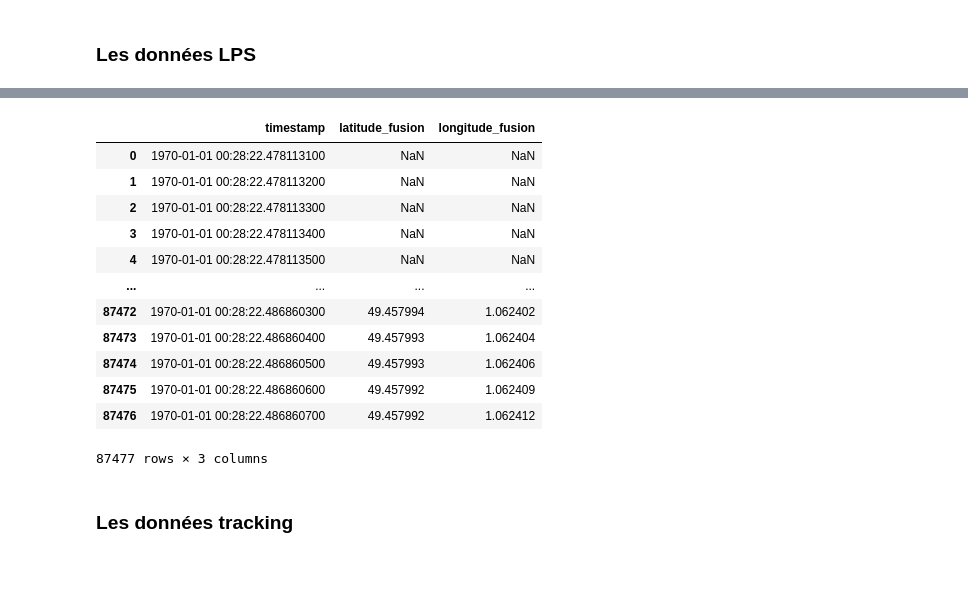
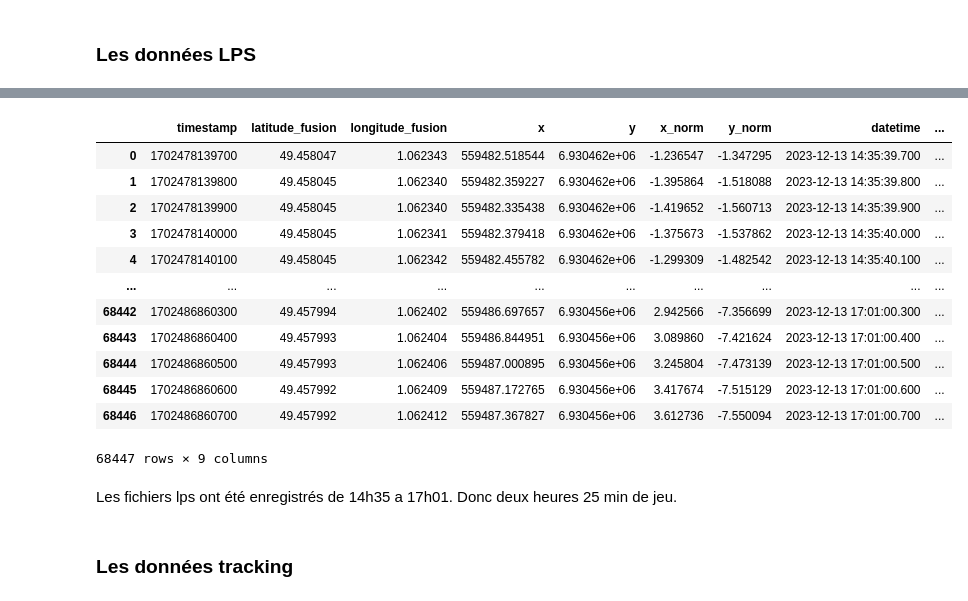
Before and after one commit to Uthmankontao/Stage_DynaTeam, a Jupyter notebook: notebooks/05_basket_viz.ipynb, the cells around one changed output, grey strips where cells are left out. Saved outputs shown, nothing was run; the diff lists cells and outputs as text; code cells hidden in the pictures; blank space fills up the shorter version.

```diff
--- a/notebooks/05_basket_viz.ipynb
+++ b/notebooks/05_basket_viz.ipynb
@@ -25,3 +61,14 @@ lps_3
 # %%
-columns_to_drop = ["lat_brute", "long_brute", "hdop", "vitesse_fusion", "battery"]
-lps_3 = lps_3.drop(columns=columns_to_drop)
+def nettoyage_lps(df):
+    columns_to_drop = ["lat_brute", "long_brute", "hdop", "vitesse_fusion", "battery"]
+    df = df.drop(columns=columns_to_drop, errors='ignore')
+    transformer = Transformer.from_crs("epsg:4326", "epsg:2154", always_xy=True)
+    df['x'], df['y'] = transformer.transform(df['longitude_fusion'].values, df['latitude_fusion'].values)
+    df['x_norm'] = df['x'] - df['x'].mean()
+    df['y_norm'] = df['y'] - df['y'].mean()
+    df['datetime'] = pd.to_datetime(df['timestamp'], unit='ms')
+    start_time = df['datetime'].iloc[0]
+    df['relative_time'] = (df['datetime'] - start_time).dt.total_seconds()
+    df = df.dropna(subset=["latitude_fusion", "longitude_fusion"])
+    df = df.reset_index(drop=True)
+    return df
@@ -44,22 +75,22 @@ lps_3
-# %%
-# les valeurs de timestamp sont 1702478113100 et on va les convertir en datetime
-lps_3["timestamp"] = pd.to_datetime(lps_3["timestamp"], unit="ms")
-# %%
-lps_3
-# %% [output]
-|  | timestamp | latitude_fusion | longitude_fusion |
-| 0 | 1970-01-01 00:28:22.478113100 | NaN | NaN |
-| 1 | 1970-01-01 00:28:22.478113200 | NaN | NaN |
-| 2 | 1970-01-01 00:28:22.478113300 | NaN | NaN |
-| 3 | 1970-01-01 00:28:22.478113400 | NaN | NaN |
-| 4 | 1970-01-01 00:28:22.478113500 | NaN | NaN |
-| ... | ... | ... | ... |
-| 87472 | 1970-01-01 00:28:22.486860300 | 49.457994 | 1.062402 |
-| 87473 | 1970-01-01 00:28:22.486860400 | 49.457993 | 1.062404 |
-| 87474 | 1970-01-01 00:28:22.486860500 | 49.457993 | 1.062406 |
-| 87475 | 1970-01-01 00:28:22.486860600 | 49.457992 | 1.062409 |
-| 87476 | 1970-01-01 00:28:22.486860700 | 49.457992 | 1.062412 |
-87477 rows × 3 columns
+# %%
+lps_3 = nettoyage_lps(lps_3)
+lps_3
+# %% [output]
+|  | timestamp | latitude_fusion | longitude_fusion | x | y | x_norm | y_norm | datetime | ... |
+| 0 | 1702478139700 | 49.458047 | 1.062343 | 559482.518544 | 6.930462e+06 | -1.236547 | -1.347295 | 2023-12-13 14:35:39.700 | ... |
+| 1 | 1702478139800 | 49.458045 | 1.062340 | 559482.359227 | 6.930462e+06 | -1.395864 | -1.518088 | 2023-12-13 14:35:39.800 | ... |
+| 2 | 1702478139900 | 49.458045 | 1.062340 | 559482.335438 | 6.930462e+06 | -1.419652 | -1.560713 | 2023-12-13 14:35:39.900 | ... |
+| 3 | 1702478140000 | 49.458045 | 1.062341 | 559482.379418 | 6.930462e+06 | -1.375673 | -1.537862 | 2023-12-13 14:35:40.000 | ... |
+| 4 | 1702478140100 | 49.458045 | 1.062342 | 559482.455782 | 6.930462e+06 | -1.299309 | -1.482542 | 2023-12-13 14:35:40.100 | ... |
+| ... | ... | ... | ... | ... | ... | ... | ... | ... | ... |
+| 68442 | 1702486860300 | 49.457994 | 1.062402 | 559486.697657 | 6.930456e+06 | 2.942566 | -7.356699 | 2023-12-13 17:01:00.300 | ... |
+| 68443 | 1702486860400 | 49.457993 | 1.062404 | 559486.844951 | 6.930456e+06 | 3.089860 | -7.421624 | 2023-12-13 17:01:00.400 | ... |
+| 68444 | 1702486860500 | 49.457993 | 1.062406 | 559487.000895 | 6.930456e+06 | 3.245804 | -7.473139 | 2023-12-13 17:01:00.500 | ... |
+| 68445 | 1702486860600 | 49.457992 | 1.062409 | 559487.172765 | 6.930456e+06 | 3.417674 | -7.515129 | 2023-12-13 17:01:00.600 | ... |
+| 68446 | 1702486860700 | 49.457992 | 1.062412 | 559487.367827 | 6.930456e+06 | 3.612736 | -7.550094 | 2023-12-13 17:01:00.700 | ... |
+68447 rows × 9 columns
+# %% [markdown]
+Les fichiers lps ont été enregistrés de 14h35 a 17h01. Donc deux heures 25 min de jeu.
 # %% [markdown]
 ### Les données tracking
 # %%
```
Also changed, not shown: parts of 36 cells of this notebook, 2 other files.
